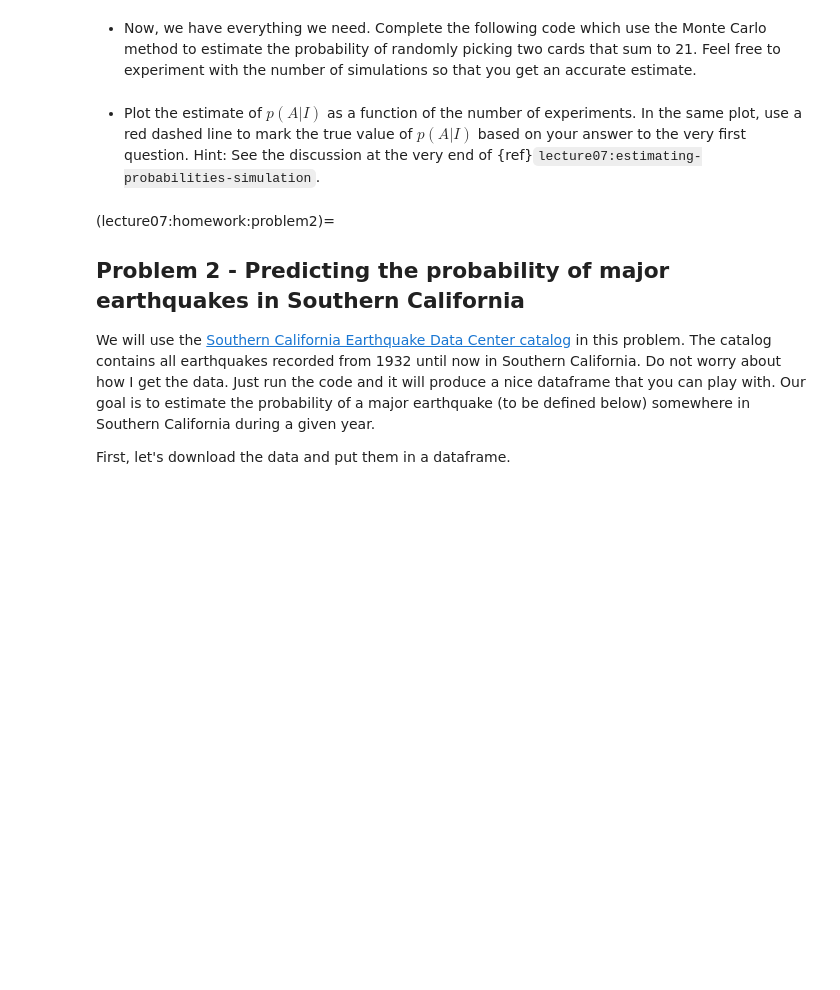
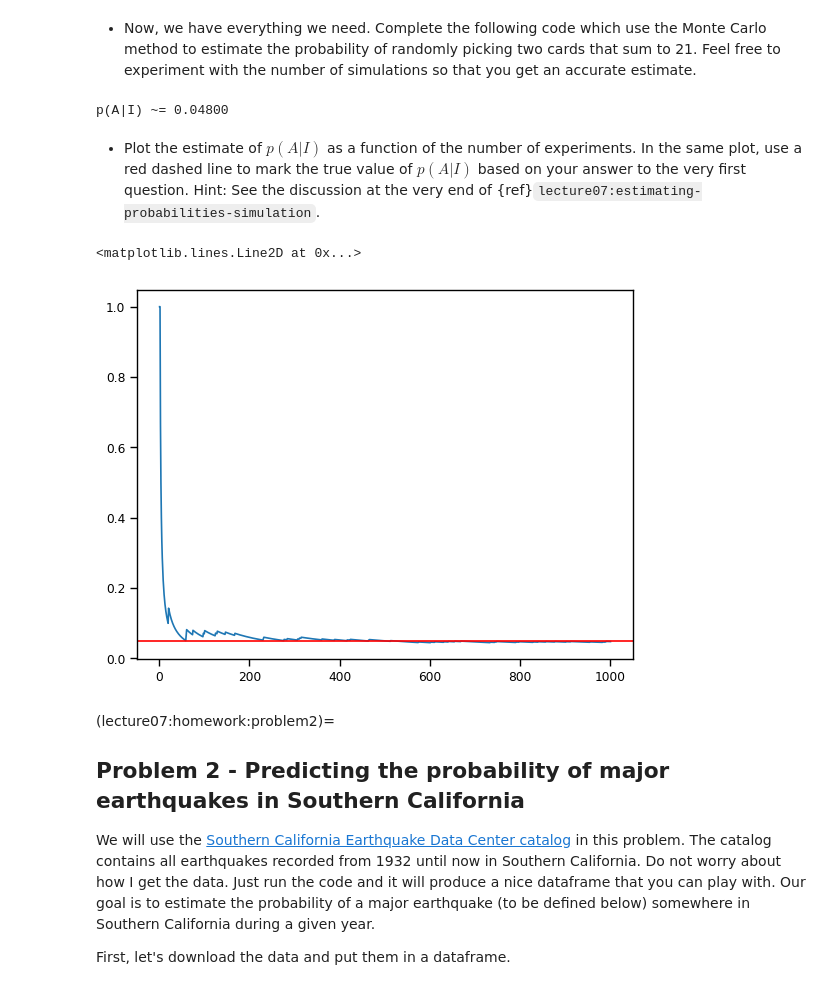
Before and after one commit to skrocket/ME239, a Jupyter notebook: lecture07/homework_07.ipynb, the cells around one changed output. Drawn from its saved outputs; the diff is of its cells as text; code cells hidden in the pictures; blank space fills up the shorter version.

```diff
--- a/lecture07/homework_07.ipynb
+++ b/lecture07/homework_07.ipynb
@@ -168,12 +188,20 @@ result = []
 # Loop over experiments
 for i in range(num_exp):
     # YOUR CODE HERE (shuffle the deck)
-    my_cards = # YOUR CODE HERE (pick the first two cards from the deck)
-    sum_of_cards = # YOUR CODE HERE (find the sum of the cards)
+    np.random.shuffle(deck)
+    my_cards = deck[:2]
+    sum_of_cards = count_cards(my_cards)
+    if sum_of_cards == 21:
+      result.append(1)
+    else:
+      result.append(0)
     # YOUR CODE HERE (write a conditional statement that appends 1
     #                 to result if the sum of cards is 21 and 0 otherwise)
-p_A_g_I = # YOUR CODE HERE (use result to estimate the probability of getting two
+p_A_g_I = np.mean(result)
+# YOUR CODE HERE (use result to estimate the probability of getting two
         #                 cards that sum to 21)
 print(f'p(A|I) ~= {p_A_g_I:1.5f}')
+# %% [output]
+p(A|I) ~= 0.04800
 # %% [markdown]
 + Plot the estimate of $p(A|I)$ as a function of the number of experiments. In the same plot, use a red dashed line to mark the true value of $p(A|I)$ based on your answer to the very first question. Hint: See the discussion at the very end of {ref}`lecture07:estimating-probabilities-simulation`.
@@ -182,3 +208,17 @@ print(f'p(A|I) ~= {p_A_g_I:1.5f}')
+# %%
+total = []
+points = []
+for i in range(1, num_exp + 1):
+  x = sum(result[:i])
+  x = x / i
+  total.append(x)
+  points.append(i)
+
+plt.plot(points, total)
+plt.axhline(64/1326, color='r')
+# %% [output]
+<matplotlib.lines.Line2D at 0x...>
+[figure, added]
 # %% [markdown]
 (lecture07:homework:problem2)=
 ## Problem 2 - Predicting the probability of major earthquakes in Southern California
```
Also changed, not shown: parts of 23 cells of this notebook.
